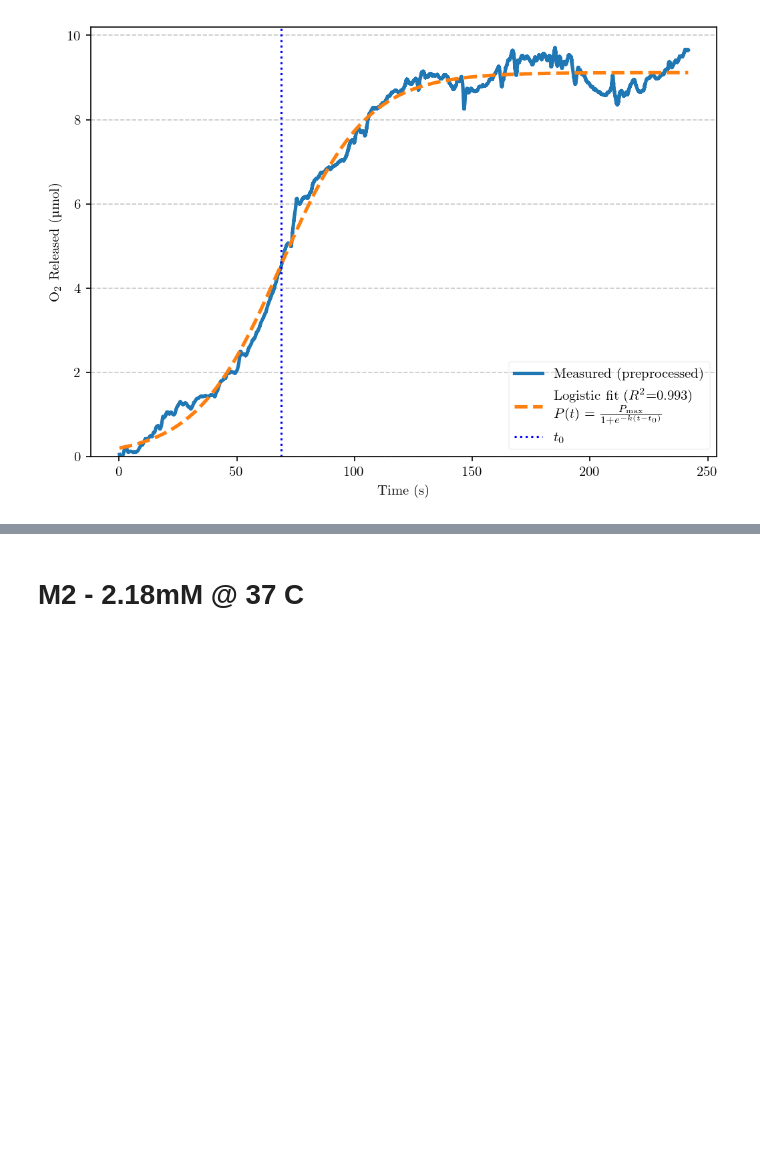
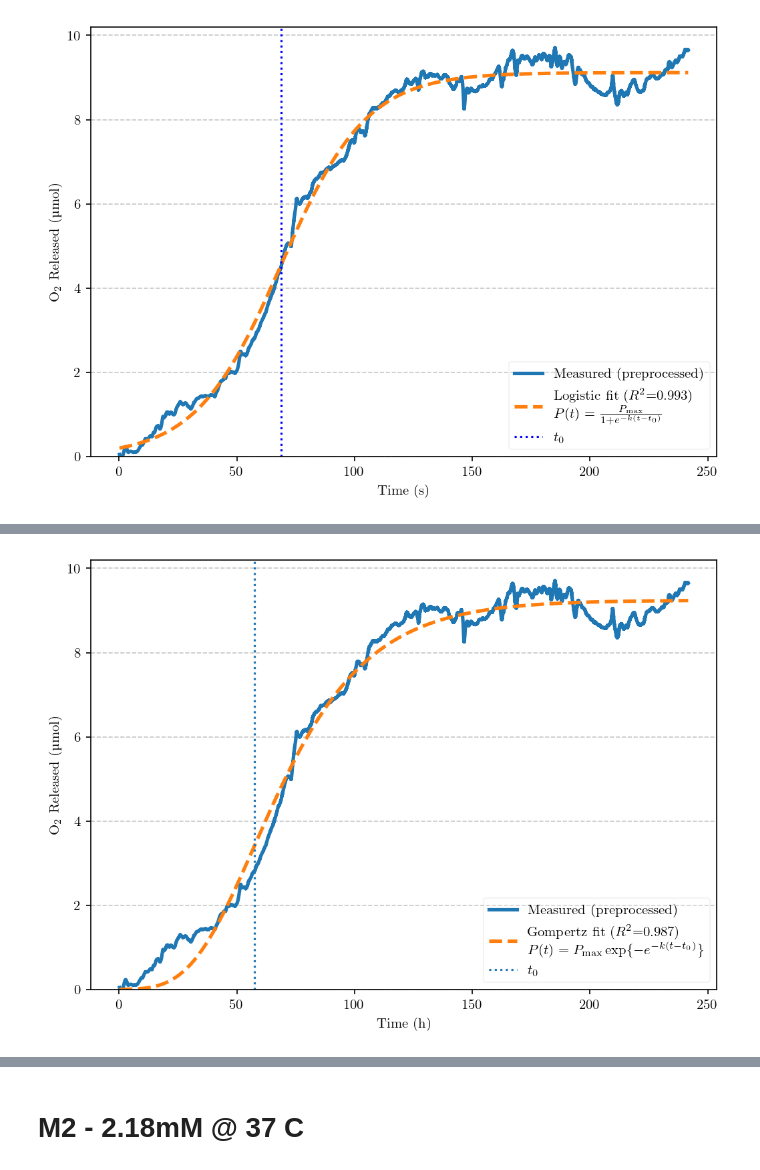
Before and after one commit to ChandrikaSethumadhavan/Master_Thesis, a Jupyter notebook: Kinetic models.ipynb, the cells around one changed output, grey strips where cells are left out. Saved outputs shown, nothing was run; the diff lists cells and outputs as text; code cells hidden in the pictures; blank space fills up the shorter version.

```diff
--- a/Kinetic models.ipynb
+++ b/Kinetic models.ipynb
@@ -503,0 +598,79 @@ plt.show()
+# %%
+
+
+# ---- Load CSV ----
+m2gom_csv = r"C:\Users\chand\Documents\GitHub\Thesis\M2-2.18mM\RT\data files\O2_released_multi_volumes.csv"
+df_m2gom = pd.read_csv(m2gom_csv)
+df_m2gom.columns = [c.strip() for c in df_m2gom.columns]
+
+ngas_m2gom = df_m2gom["O2 Released (µmol) - Vg=4.0mL"].values
+time_m2gom = df_m2gom["Time (s)"].values  # actually hours in your dataset
+
+# ---- Clean ----
+mask = np.isfinite(time_m2gom) & np.isfinite(ngas_m2gom)
+t_m2gom = np.asarray(time_m2gom[mask], dtype=float)
+y_m2gom = np.asarray(ngas_m2gom[mask], dtype=float)
+
+# Ensure increasing time
+if np.any(np.diff(t_m2gom) <= 0):
+    order = np.argsort(t_m2gom)
+    t_m2gom = t_m2gom[order]
+    y_m2gom = y_m2gom[order]
+
+# ---- Gompertz (time-located form) ----
+def gompertz_time_loc(t, t0, k, Pmax):
+    return Pmax * np.exp(-np.exp(-k * (t - t0)))
+
+# ---- Initial guesses ----
+Pmax0 = float(np.max(y_m2gom))
+t0_init = float(t_m2gom[np.argmin(np.abs(y_m2gom - 0.5 * Pmax0))])
+dt = max(t_m2gom.max() - t_m2gom.min(), 1.0)  # hours
+k_init = 1.0 / dt
+
+# ---- Logistic-style bounds ----
+lower_bounds = [0.8 * t0_init, 0.0, 0.8 * Pmax0]
+upper_bounds = [1.2 * t0_init, 1.0, 1.2 * Pmax0]
+p0 = [t0_init, k_init, Pmax0]
+
+# ---- Fit ----
+popt_m2gom, pcov_m2gom = curve_fit(
+    gompertz_time_loc, t_m2gom, y_m2gom,
+    p0=p0, bounds=(lower_bounds, upper_bounds), maxfev=20000
+)
+t0_fit_m2gom, k_fit_m2gom, Pmax_fit_m2gom = popt_m2gom
+y_fit_m2gom = gompertz_time_loc(t_m2gom, *popt_m2gom)
+
+# ---- Metrics ----
+rss_m2gom = np.sum((y_m2gom - y_fit_m2gom) ** 2)
+rmse_m2gom = np.sqrt(mean_squared_error(y_m2gom, y_fit_m2gom))
+r2_m2gom = r2_score(y_m2gom, y_fit_m2gom)
+n_m2gom = len(y_m2gom)
+aic_m2gom = n_m2gom * np.log(rss_m2gom / n_m2gom) + 2 * 3
+bic_m2gom = n_m2gom * np.log(rss_m2gom / n_m2gom) + 3 * np.log(n_m2gom)
+
+metrics_m2gom = pd.DataFrame({
+    "Model": ["Gompertz (time-located, bounded)"],
+    "P_max (µmol)": [Pmax_fit_m2gom],
+    "k (1/h)": [k_fit_m2gom],    # hours
+    "t0 (h)": [t0_fit_m2gom],
+    "RMSE": [rmse_m2gom],
+    "R²": [r2_m2gom],
+    "AIC": [aic_m2gom],
+    "BIC": [bic_m2gom]
+})
+display(metrics_m2gom.round(6))
+
+# ---- Plot ----
+plt.figure(figsize=(7, 5), dpi=150)
+plt.plot(t_m2gom, y_m2gom, label="Measured (preprocessed)", lw=2.5)
+plt.plot(t_m2gom, y_fit_m2gom, "--", lw=2.5,
+         label=fr"Gompertz fit ($R^2$={r2_m2gom:.3f})" + "\n" + r"$P(t)=P_{\max}\exp\{-e^{-k(t-t_0)}\}$")
+plt.axvline(t0_fit_m2gom, linestyle=":", label=r"$t_0$")
+plt.xlabel("Time (h)")
+plt.ylabel("O$_2$ Released (µmol)")
+plt.ylim(bottom=0)
+plt.grid(axis="y", linestyle="--", alpha=0.7)
+plt.legend(loc="lower right", frameon=True, framealpha=0.2)
+plt.tight_layout()
+plt.show()
+# %% [output]
@@ -503,0 +679 @@ plt.show()
+[figure, added]
```
Also changed, not shown: parts of 24 cells of this notebook.
